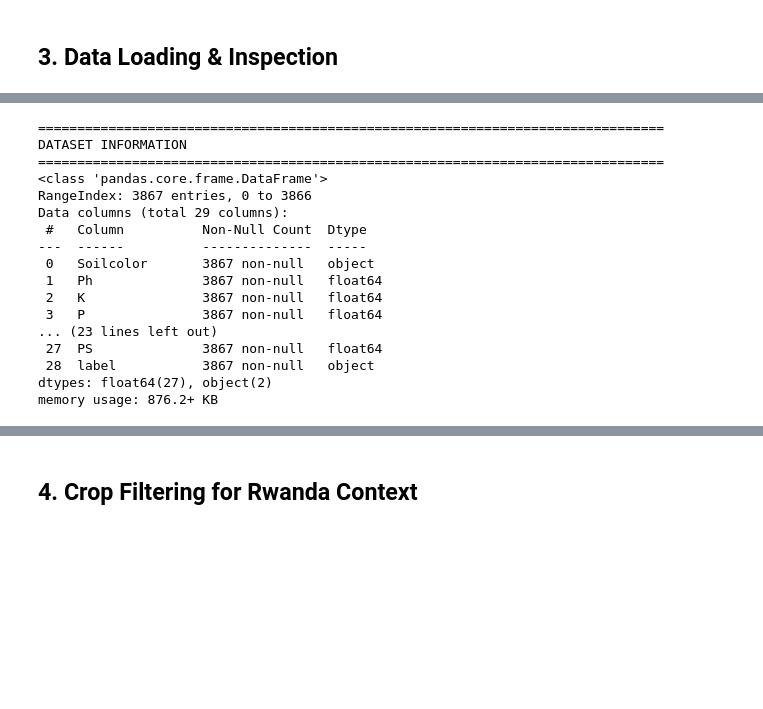
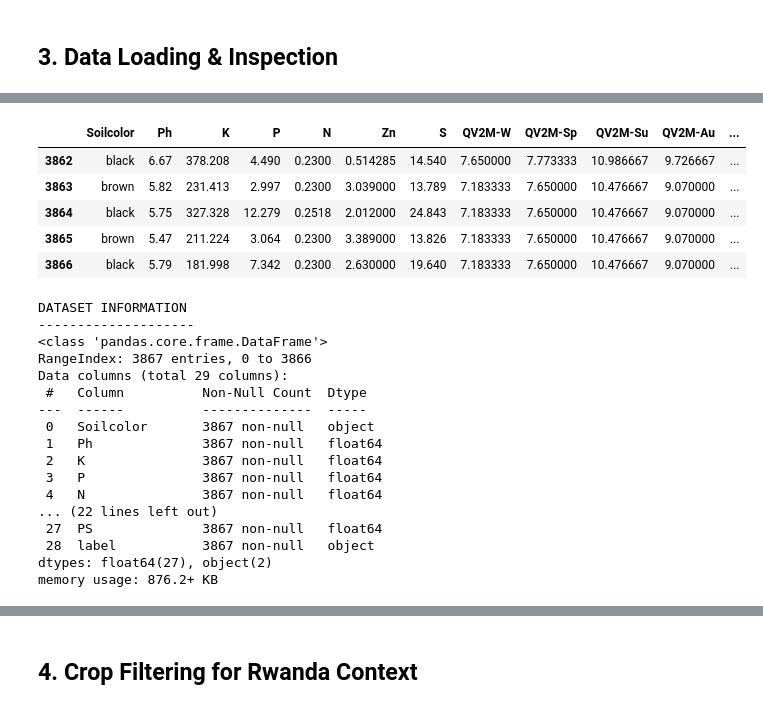
Before and after one commit to dntwaritag/SoSens, a Jupyter notebook: Notebook/SoSens.ipynb, the cells around one changed output, grey strips where cells are left out. Saved outputs shown, nothing was run; the diff lists cells and outputs as text; code cells hidden in the pictures; blank space fills up the shorter version.

```diff
--- a/Notebook/SoSens.ipynb
+++ b/Notebook/SoSens.ipynb
@@ -100,16 +97,23 @@ SAMPLE DATA (First 5 rows)
 | 2 | brown | 5.41 | 386.580 | 6.847 | 0.23 | 6.611000 | 16.557 | 7.993333 | 10.456667 | 11.963333 | 9.683333 | ... |
 | 3 | red | 5.65 | 207.086 | 3.418 | 0.23 | 0.460181 | 16.075 | 7.993333 | 10.456667 | 11.963333 | 9.683333 | ... |
 | 4 | red | 5.27 | 317.357 | 39.282 | 0.23 | 2.743000 | 12.558 | 7.993333 | 10.456667 | 11.963333 | 9.683333 | ... |
+# %%
+df.tail()
+# %% [output]
+|  | Soilcolor | Ph | K | P | N | Zn | S | QV2M-W | QV2M-Sp | QV2M-Su | QV2M-Au | ... |
+| 3862 | black | 6.67 | 378.208 | 4.490 | 0.2300 | 0.514285 | 14.540 | 7.650000 | 7.773333 | 10.986667 | 9.726667 | ... |
+| 3863 | brown | 5.82 | 231.413 | 2.997 | 0.2300 | 3.039000 | 13.789 | 7.183333 | 7.650000 | 10.476667 | 9.070000 | ... |
+| 3864 | black | 5.75 | 327.328 | 12.279 | 0.2518 | 2.012000 | 24.843 | 7.183333 | 7.650000 | 10.476667 | 9.070000 | ... |
+| 3865 | brown | 5.47 | 211.224 | 3.064 | 0.2300 | 3.389000 | 13.826 | 7.183333 | 7.650000 | 10.476667 | 9.070000 | ... |
+| 3866 | black | 5.79 | 181.998 | 7.342 | 0.2300 | 2.630000 | 19.640 | 7.183333 | 7.650000 | 10.476667 | 9.070000 | ... |
 # %%
 # Display basic information
-print("\n" + "="*80)
 print("DATASET INFORMATION")
-print("="*80)
+print("-"*20)
 df.info()
 # %% [output]
-================================================================================
 DATASET INFORMATION
-================================================================================
+--------------------
 <class 'pandas.core.frame.DataFrame'>
 RangeIndex: 3867 entries, 0 to 3866
 Data columns (total 29 columns):
@@ -119,7 +123,8 @@ Data columns (total 29 columns):
  1   Ph              3867 non-null   float64
  2   K               3867 non-null   float64
  3   P               3867 non-null   float64
-... (23 lines left out)
+ 4   N               3867 non-null   float64
+... (22 lines left out)
  27  PS              3867 non-null   float64
  28  label           3867 non-null   object
 dtypes: float64(27), object(2)
```
Also changed, not shown: parts of 37 cells of this notebook, 4 other files.
